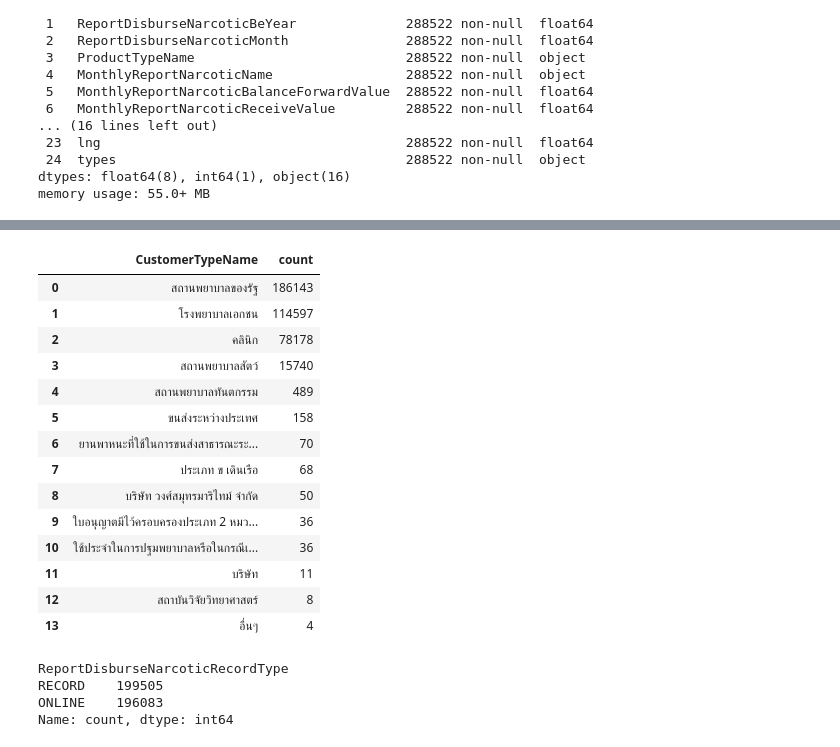
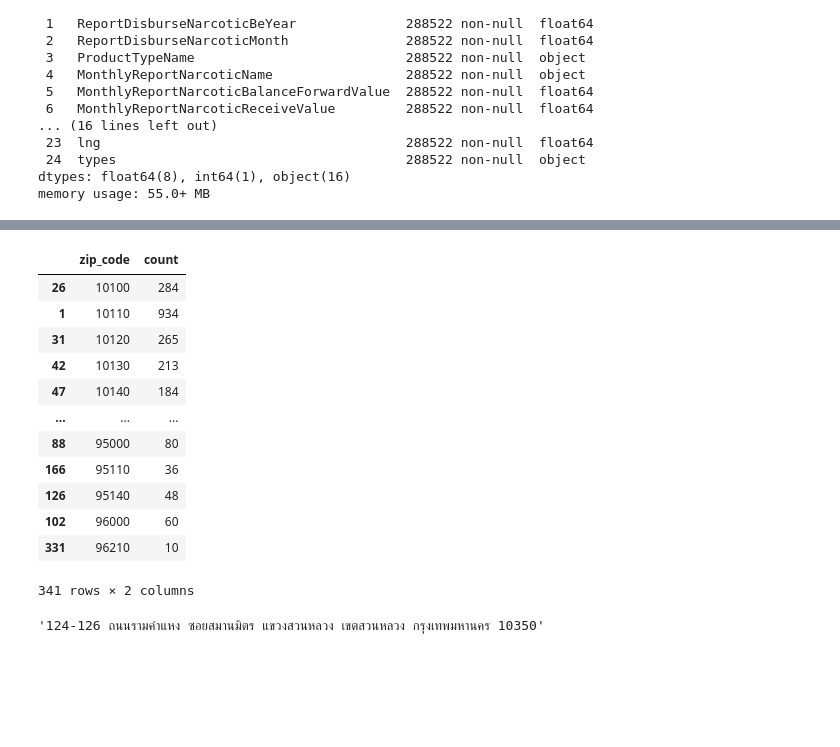
Before and after one commit to konrawit13/nct_distr, a Jupyter notebook: dist-report_v5.ipynb, the cells around one changed output, grey strips where cells are left out. Drawn from its saved outputs; the diff is of its cells as text; code cells hidden in the pictures; blank space fills up the shorter version.

Commit message:
added distreport6
this file is to summarize rejected records

and also updates to add more wrangling processes

```diff
--- a/dist-report_v5.ipynb
+++ b/dist-report_v5.ipynb
@@ -23,6 +24,18 @@ Renderers configuration
 # %%
 pd.set_option('display.max_columns', None)
 sns.set_theme()
+# %%
+# all path
+csv_path = "C:/Users/user/root_dir/data/nct-distr/dist-report-v3.csv"
+hcode_path = "data_source/new_hcode - hcodes_full_2025-06-04.csv"
+hcode_bkk_path = "data_source/new_hcode - bkk_h.csv"
+sale_report_path = "data_source/SaleReport_redis-2025-07-31 - Sheet1 (1).csv"
+smart_inv_path ="data_source/ปริมาณสินค้าคงคลัง_ยาขาดคราว - log2.csv"
+geojson_path = "data_source/districts.geojson"
+dist_lt_ln_path = "C:/Users/user/root_dir/data/nct-distr/dist-report-v3.csv"
+zipcode_path = "C:/Users/user/root_dir/data/nct-distr/dist_report_redis-2025-07-31 - bkk_zipcode.csv"
+zipcode_json_path = "C:/Users/user/root_dir/data/nct-distr/zipcodeall.json"
+geo_distric_path = "C:/Users/user/root_dir/data/geojson/districts.geojson"
 # %%
 os.getcwd()
 # %% [output]
@@ -54,4 +63,4 @@ Data columns (total 25 columns):
 dtypes: float64(8), int64(1), object(16)
 memory usage: 55.0+ MB
 # %%
-df_og = pd.read_csv(distreport_redis_path)
+alldist_df = pd.read_csv(dist_lt_ln_path)
@@ -58 +102,3 @@ df_og = pd.read_csv(distreport_redis_path)
+# %%
+alldist_alpra = alldist_df.loc[alldist_df['MonthlyReportNarcoticName'].str.contains("alprazolam", case=False)].copy()
 # %%
@@ -84,0 +146,2 @@ Name: count, dtype: int64
+# %%
+alldist_alpra['zip_code'] = alldist_alpra['fullAddress'].str.extract(r'(\d+)$')
@@ -85,25 +152,20 @@ Name: count, dtype: int64
 # %%
-df_og['CustomerTypeName'].value_counts().reset_index().sort_values(by="count", ascending=False)
+alldist_alpra['zip_code'].value_counts().reset_index().sort_values(by=['zip_code'])
 # %% [output]
-|  | CustomerTypeName | count |
-| 0 | สถานพยาบาลของรัฐ | 186143 |
-| 1 | โรงพยาบาลเอกชน | 114597 |
-| 2 | คลินิก | 78178 |
-| 3 | สถานพยาบาลสัตว์ | 15740 |
-| 4 | สถานพยาบาลทันตกรรม | 489 |
-| 5 | ขนส่งระหว่างประเทศ | 158 |
-| 6 | ยานพาหนะที่ใช้ในการขนส่งสาธารณะระ... | 70 |
-| 7 | ประเภท ข เดินเรือ | 68 |
-| 8 | บริษัท วงศ์สมุทรมาริไทม์ จำกัด | 50 |
-| 9 | ใบอนุญาตมีไว้ครอบครองประเภท 2 หมว... | 36 |
-| 10 | ใช้ประจำในการปฐมพยาบาลหรือในกรณีเ... | 36 |
-| 11 | บริษัท | 11 |
-| 12 | สถาบันวิจัยวิทยาศาสตร์ | 8 |
-| 13 | อื่นๆ | 4 |
+|  | zip_code | count |
+| 26 | 10100 | 284 |
+| 1 | 10110 | 934 |
+| 31 | 10120 | 265 |
+| 42 | 10130 | 213 |
+| 47 | 10140 | 184 |
+| ... | ... | ... |
+| 88 | 95000 | 80 |
+| 166 | 95110 | 36 |
+| 126 | 95140 | 48 |
+| 102 | 96000 | 60 |
+| 331 | 96210 | 10 |
+341 rows × 2 columns
-# %%
-df_og['ReportDisburseNarcoticRecordType'].value_counts()
-# %% [output]
-ReportDisburseNarcoticRecordType
-RECORD    199505
-ONLINE    196083
-Name: count, dtype: int64
+# %%
+alldist_alpra.loc[alldist_alpra['zip_code'] == '10350'].iloc[0].loc['fullAddress']
+# %% [output]
+'124-126 ถนนรามคำแหง ซอยสมานมิตร แขวงสวนหลวง เขตสวนหลวง กรุงเทพมหานคร 10350'
```
Also changed, not shown: parts of 56 cells of this notebook, 2 other files.
